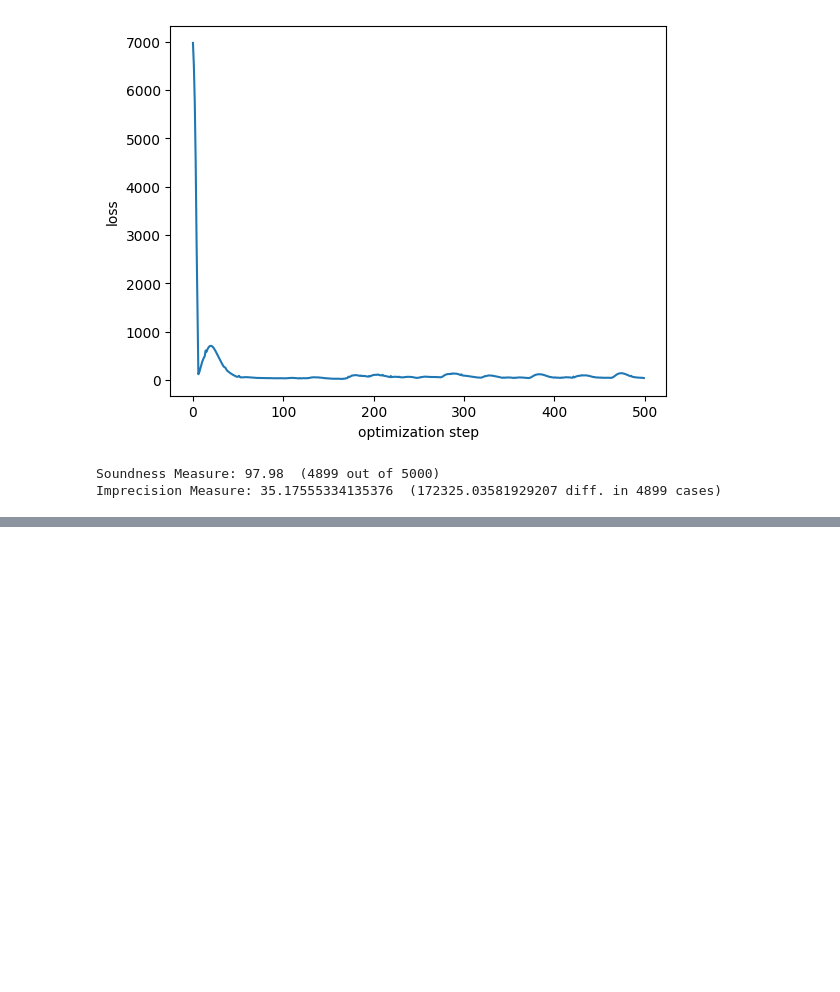
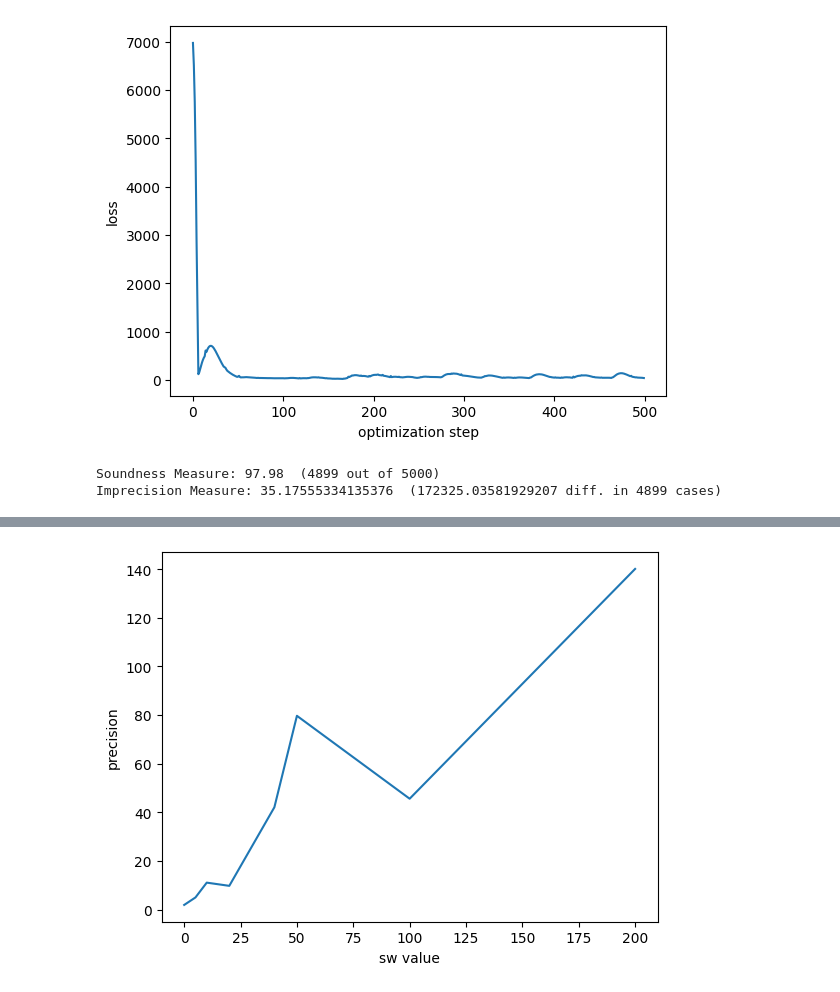
Before and after one commit to enyijiang/CS521, a Jupyter notebook: hw6/learning-interval-transformers/Abs_Supervised.ipynb, the cells around one changed output, grey strips where cells are left out. Cells and saved outputs as stored; diff of their text form; code cells hidden in the pictures; blank space fills up the shorter version.

```diff
--- a/hw6/learning-interval-transformers/Abs_Supervised.ipynb
+++ b/hw6/learning-interval-transformers/Abs_Supervised.ipynb
@@ -330,0 +354,7 @@ Imprecision Measure: 35.17555334135376  (172325.03581929207 diff. in 4899 cases)
+# %%
+plt.plot(sws, precision_all)
+plt.xlabel('sw value')
+plt.ylabel('precision')
+plt.show()
+# %% [output]
+[figure, added]
```
Also changed, not shown: parts of 6 cells of this notebook, 1 other file.
